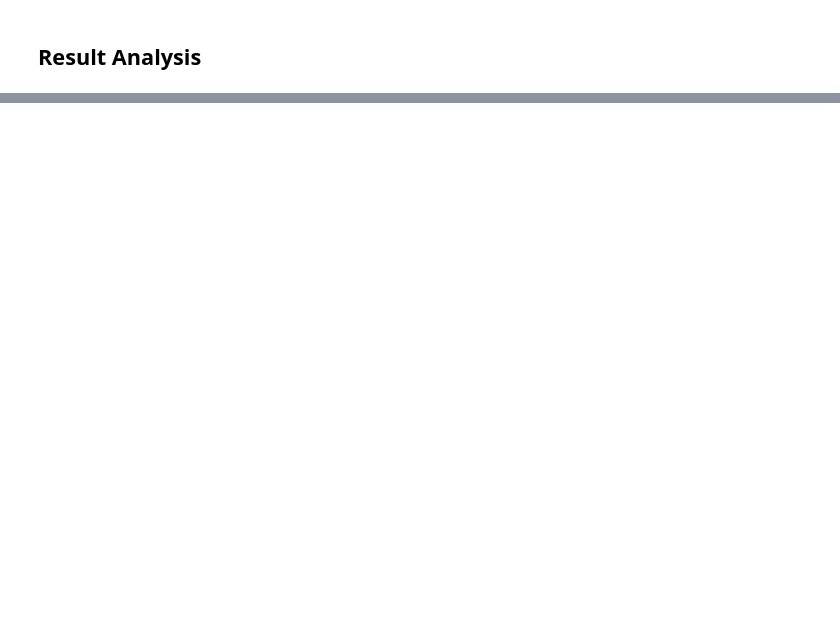
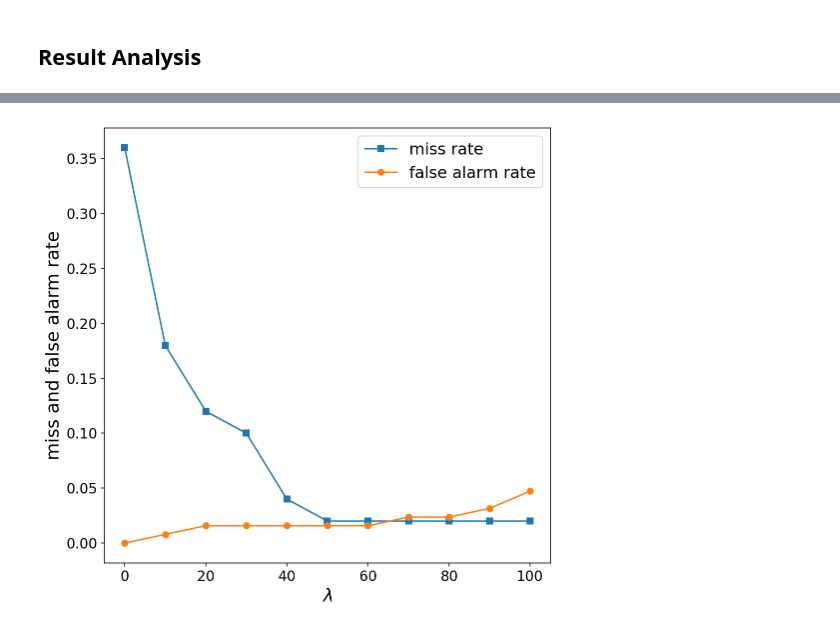
Before and after one commit to matsengrp/adaLASSO-phylo, a Jupyter notebook: examples/simulated-100tips.ipynb, the cells around one changed output, grey strips where cells are left out. Cells and saved outputs as stored; diff of their text form; code cells hidden in the pictures; blank space fills up the shorter version.

```diff
--- a/examples/simulated-100tips.ipynb
+++ b/examples/simulated-100tips.ipynb
@@ -73,3 +123,11 @@ for gamma_phy in gamma_phy_list:
 ## Result Analysis
 # %%
 brlen_ada_list_transpose = zip(*brlen_ada_list)
+# %%
+miss_rate = []
+false_alarm_rate = []
+for j, brlen_ada in enumerate(brlen_ada_list_transpose[-1]):
+    miss_zeros, false_alarm = detection(shrunken_idx, brlen_ada)
+    miss_rate.append(miss_zeros/50.0)
+    false_alarm_rate.append(false_alarm/127.0)
+    print "lambda: {}; # miss: {}; # false alarm: {}".format(gamma_phy_list[j], miss_zeros, false_alarm)
@@ -140,0 +233,17 @@ plt.show()
+# %%
+fig = plt.figure(figsize=(8,8))
+ax = fig.add_subplot(111)
+
+ax.plot(gamma_phy_list, miss_rate, 's-', markersize=6, label='miss rate')
+ax.plot(gamma_phy_list, false_alarm_rate, 'o-', markersize=6, label='false alarm rate')
+
+ax.set_xlabel(r'$\lambda$', fontsize=18)
+ax.set_ylabel('miss and false alarm rate', fontsize=18)
+ax.tick_params(labelsize=14)
+ax.legend(loc='best', fontsize=16)
+
+plt.savefig('../figs/simulate_miss_vs_false_alarm_rates.pdf', dpi=1200, bbox_inches='tight')
+
+plt.show()
+# %% [output]
+[figure, added]
```
Also changed, not shown: parts of 7 cells of this notebook, 29 other files.
